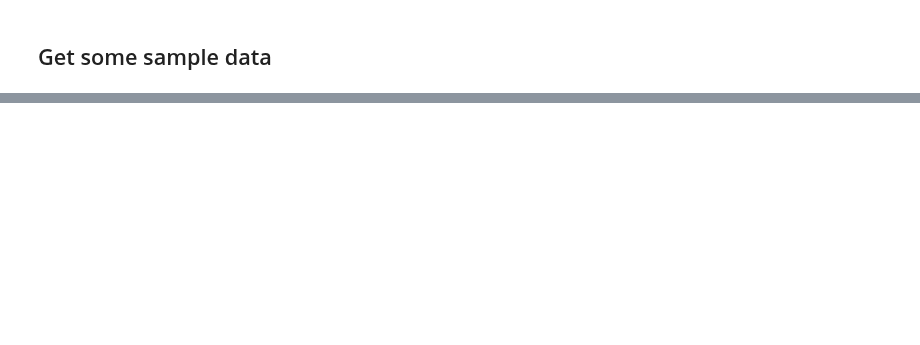
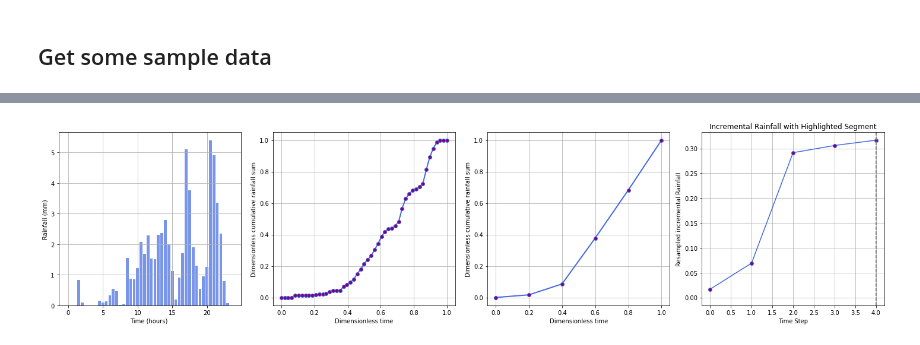
Before and after one commit to masher92/UKCP18, a Jupyter notebook: FindIndependentRainfallEvents/FindingEvents/Finding_AMAX_Events/Testing.ipynb, the cells around one changed output, grey strips where cells are left out. Drawn from its saved outputs; the diff is of its cells as text; code cells hidden in the pictures; blank space fills up the shorter version.

```diff
--- a/FindIndependentRainfallEvents/FindingEvents/Finding_AMAX_Events/Testing.ipynb
+++ b/FindIndependentRainfallEvents/FindingEvents/Finding_AMAX_Events/Testing.ipynb
@@ -211,6 +261,6 @@ find_and_plot(sample_short['precipitation (mm)'])
 # %%
-n = 6
-sample = [1, 4, 2, 6, 5, 5, 3, 3, 5, 7]
+n = 5
+sample = sample_long['precipitation (mm)']
 cumulative_rainfall, cumulative_rainfall_times = create_cumulative_event(sample)
 dimensionless_cumulative_rainfall, dimensionless_times =  create_dimensionless_event(cumulative_rainfall, cumulative_rainfall_times)
 interpolated_n_cumulative_rainfall, interpolated_n_times = interpolate_rainfall(dimensionless_cumulative_rainfall,n)
@@ -286,0 +269,41 @@ plt.show()
+# %%
+# Create a figure with 5 subplots
+fig, axs = plt.subplots(1, 4, figsize=(20, 5))
+
+# 1. Raw Data Plot
+# axs[0].bar(range(len(sample), sample))
+axs[0].bar(np.array(range(len(sample))) * 0.5, sample, color='royalblue', alpha=0.7, width=0.4)
+axs[0].set_xlabel('Time (hours) ')
+axs[0].set_ylabel('Rainfall (mm)')
+axs[0].grid(True)
+
+# 2. Dimensionless Cumulative Values
+axs[1].plot(dimensionless_times, dimensionless_cumulative_rainfall, label='Cumulative Sum', linewidth=2, marker='o',
+            color='royalblue', markerfacecolor='purple')
+# axs[1].set_title('Dimensionless Cumulative')
+axs[1].set_xlabel('Dimensionless time')
+axs[1].set_ylabel('Dimensionless cumulative rainfall sum')
+# axs[1].legend()
+axs[1].grid(True)
+# # Add step plot for the raw cumulative rainfall
+# axs[1].step(dimensionless_times, dimensionless_cumulative_rainfall,
+#             label='Raw Data (Cumulative)', where='post', color='orange', linestyle='-')
+
+
+# 3. Interpolated Cumulative Values
+axs[2].plot(interpolated_n_times, interpolated_n_cumulative_rainfall, label='Cumulative Sum',linewidth=2,  marker='o',
+            color='royalblue', markerfacecolor='purple')
+# axs[2].set_title('Interpolated Cumulative')
+axs[2].set_xlabel('Dimensionless time')
+axs[2].set_ylabel('Dimensionless cumulative rainfall sum')
+# axs[2].legend()
+axs[2].grid(True)
+
+# Call the function for the last subplot
+plot_incremental_with_segments(axs[3], interpolated_n_incremental_rainfall, n_segments=5)
+
+# Show the final figure
+plt.tight_layout()
+plt.show()
+# %% [output]
+[figure, added]
```
Also changed, not shown: parts of 17 cells of this notebook.
